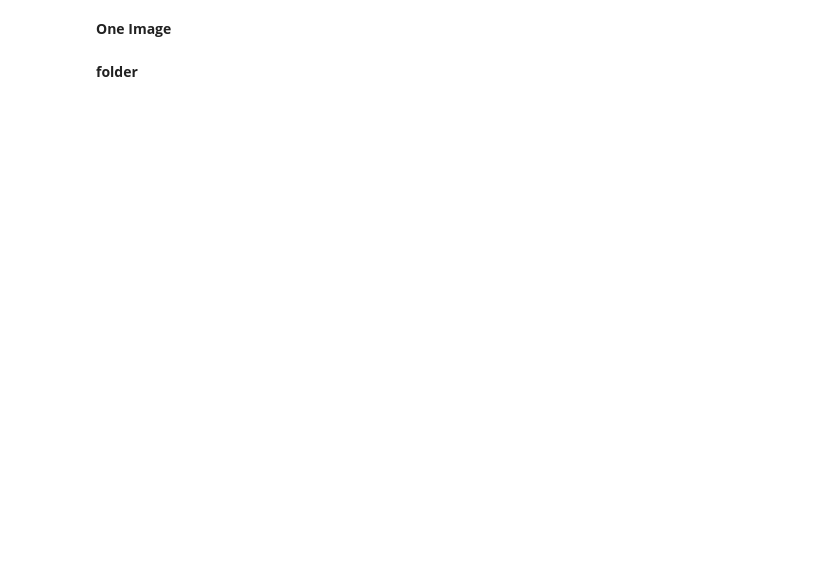
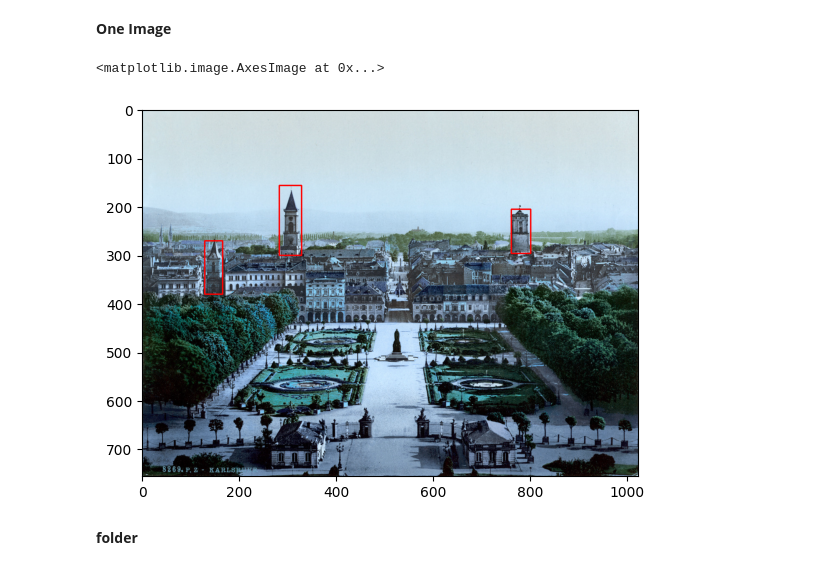
Before and after one commit to messbah-m-e/utils, a Jupyter notebook: plot_yolo_annotation.ipynb, the cells around one changed output. Cells and saved outputs as stored; diff of their text form; code cells hidden in the pictures; blank space fills up the shorter version.

Commit message:
openimage dataset chnages added

```diff
--- a/plot_yolo_annotation.ipynb
+++ b/plot_yolo_annotation.ipynb
@@ -11,26 +9,32 @@ add = ""
+# %%
+img_add = "D:\datasets\openimages\\remove\\tower\\images\\000cd41f9963a38c"
+txt_add = "D:\datasets\openimages\\remove\\tower\\label\\000cd41f9963a38c"
 # %%
-img = cv2.imread(add+".jpg")
+img = cv2.imread(img_add+".jpg")
 dh, dw, _ = img.shape
 
-fl = open(add+".txt", 'r')
+fl = open(txt_add+".txt", 'r')
 data = fl.readlines()
 fl.close()
 
 for dt in data:
 
     _, x, y, w, h = dt.split(' ')
 
     nx = int(float(x)*dw)
     ny = int(float(y)*dh)
     nw = int(float(w)*dw)
     nh = int(float(h)*dh)
     sx=int(nx-nw/2)
     sy=int(ny-nh/2)
     ex=int(nx+nw/2)
     ey=int(ny+nh/2)
 
     cv2.rectangle(img, (sx,sy), (ex,ey), (255,0,0), 2)
 
 plt.imshow(img)
+# %% [output]
+<matplotlib.image.AxesImage at 0x...>
+[figure, added]
 # %% [markdown]
 **folder**
```
Also changed, not shown: parts of 3 cells of this notebook, 2 other files.
